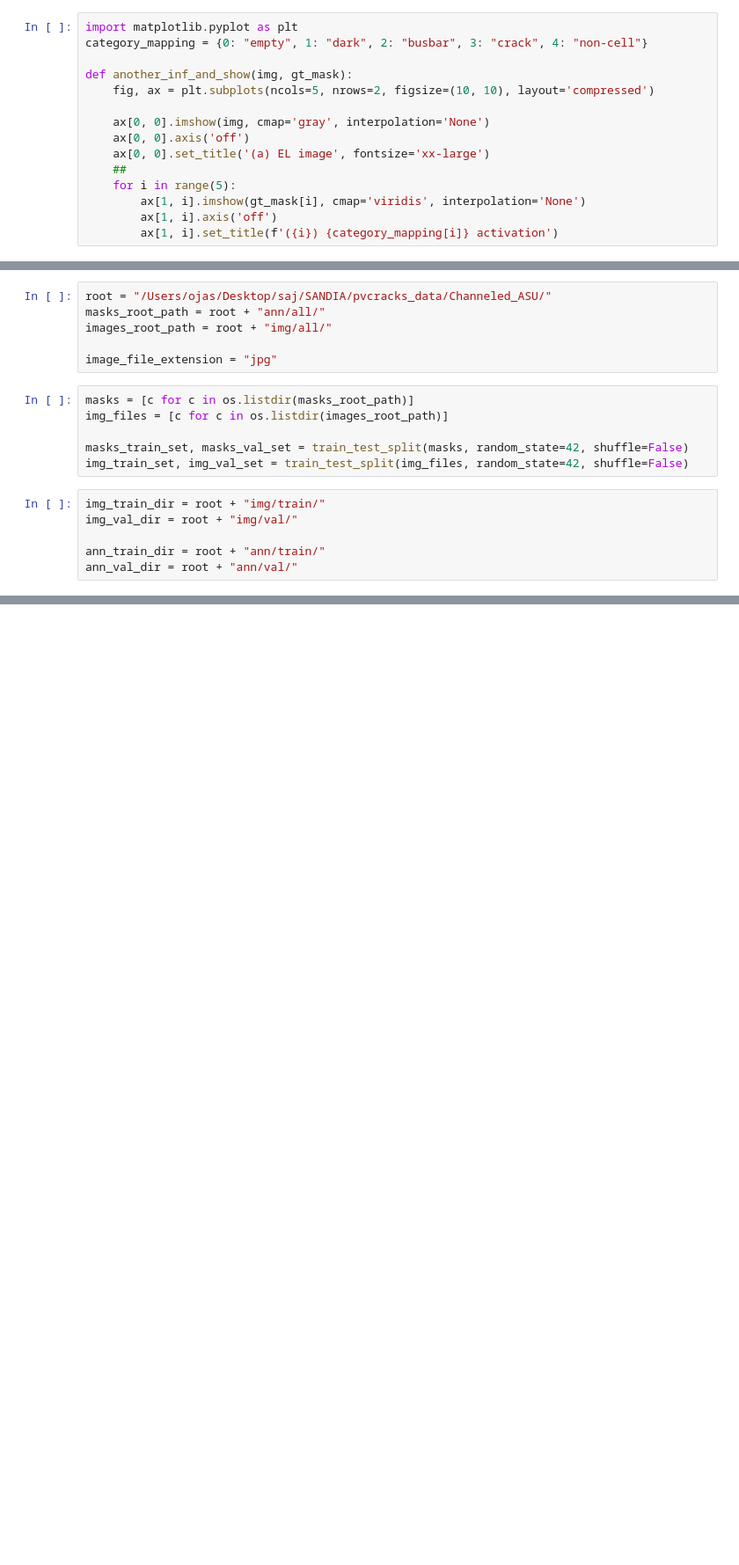
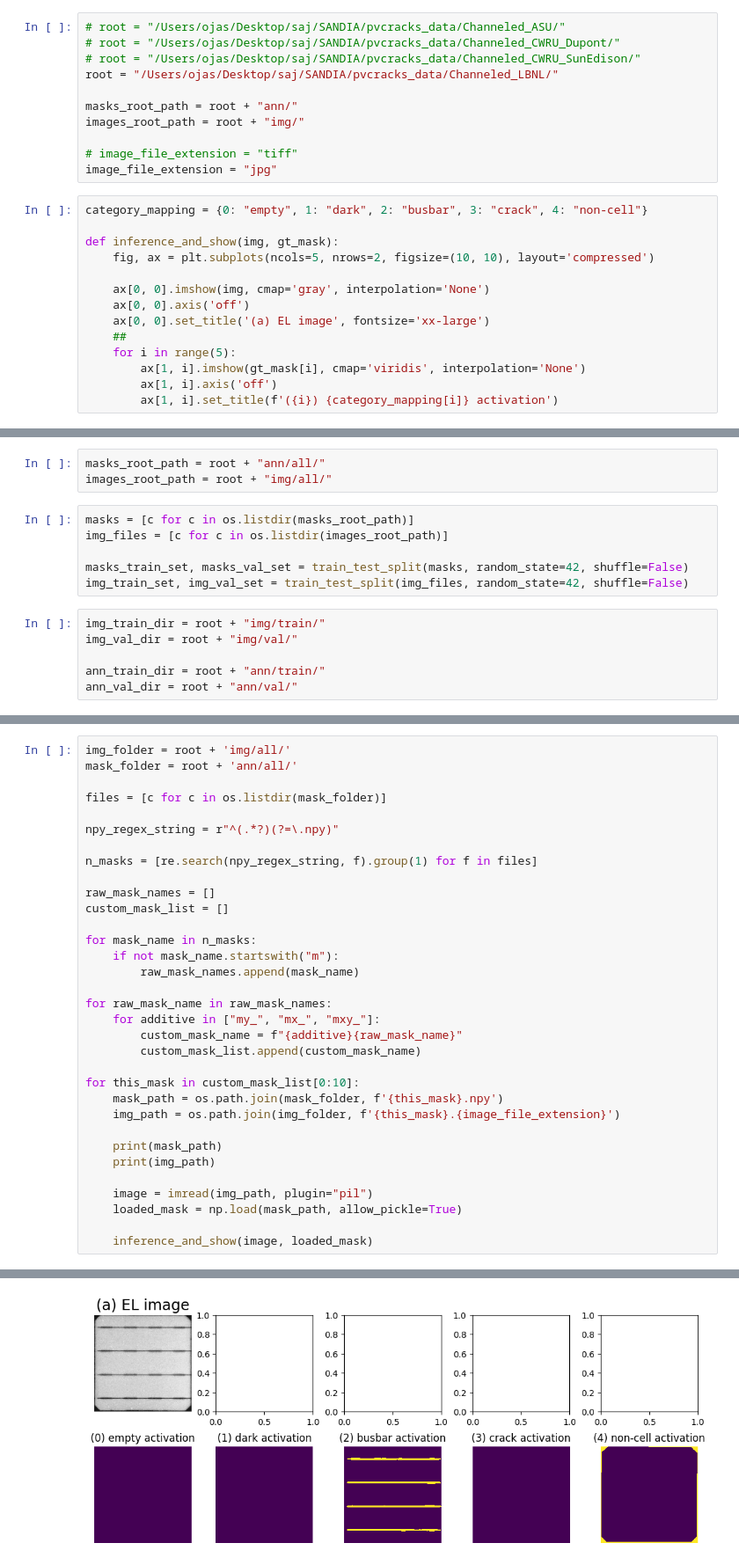
Before and after one commit to sandialabs/pvcracks, a Jupyter notebook: retrain/formatting/ojas_channeled_masks_flip_rotate_mirror_and_split_train_val.ipynb, the cells around one changed output, grey strips where cells are left out. Shown at 88% size. Saved outputs shown, nothing was run; the diff lists cells and outputs as text; blank space fills up the shorter version.

Commit message:
cleaned code, high quality channeled models

```diff
--- a/retrain/formatting/ojas_channeled_masks_flip_rotate_mirror_and_split_train_val.ipynb
+++ b/retrain/formatting/ojas_channeled_masks_flip_rotate_mirror_and_split_train_val.ipynb
@@ -66,8 +10,18 @@ for img_name in [c for c in os.listdir(image_load_path)]:
+# %%
+# root = "/Users/ojas/Desktop/saj/SANDIA/pvcracks_data/Channeled_ASU/"
+# root = "/Users/ojas/Desktop/saj/SANDIA/pvcracks_data/Channeled_CWRU_Dupont/"
+# root = "/Users/ojas/Desktop/saj/SANDIA/pvcracks_data/Channeled_CWRU_SunEdison/"
+root = "/Users/ojas/Desktop/saj/SANDIA/pvcracks_data/Channeled_LBNL/"
+
+masks_root_path = root + "ann/"
+images_root_path = root + "img/"
+
+# image_file_extension = "tiff"
+image_file_extension = "jpg"
 # %%
-import matplotlib.pyplot as plt
 category_mapping = {0: "empty", 1: "dark", 2: "busbar", 3: "crack", 4: "non-cell"}
 
-def another_inf_and_show(img, gt_mask):
+def inference_and_show(img, gt_mask):
     fig, ax = plt.subplots(ncols=5, nrows=2, figsize=(10, 10), layout='compressed')
 
     ax[0, 0].imshow(img, cmap='gray', interpolation='None')
@@ -188,9 +106,6 @@ from sklearn.model_selection import train_test_split
 # %%
-root = "/Users/ojas/Desktop/saj/SANDIA/pvcracks_data/Channeled_ASU/"
 masks_root_path = root + "ann/all/"
 images_root_path = root + "img/all/"
-
-image_file_extension = "jpg"
 # %%
 masks = [c for c in os.listdir(masks_root_path)]
 img_files = [c for c in os.listdir(images_root_path)]
@@ -242,0 +143,34 @@ for mask in masks_val_set:
+# %%
+img_folder = root + 'img/all/'
+mask_folder = root + 'ann/all/'
+
+files = [c for c in os.listdir(mask_folder)]
+
+npy_regex_string = r"^(.*?)(?=\.npy)"
+
+n_masks = [re.search(npy_regex_string, f).group(1) for f in files]
+
+raw_mask_names = []
+custom_mask_list = []
+
+for mask_name in n_masks:
+    if not mask_name.startswith("m"):
+        raw_mask_names.append(mask_name)
+
+for raw_mask_name in raw_mask_names:
+    for additive in ["my_", "mx_", "mxy_"]:
+        custom_mask_name = f"{additive}{raw_mask_name}"
+        custom_mask_list.append(custom_mask_name)
+
+for this_mask in custom_mask_list[0:10]:
+    mask_path = os.path.join(mask_folder, f'{this_mask}.npy')
+    img_path = os.path.join(img_folder, f'{this_mask}.{image_file_extension}')
+
+    print(mask_path)
+    print(img_path)
+
+    image = imread(img_path, plugin="pil")
+    loaded_mask = np.load(mask_path, allow_pickle=True)
+
+    inference_and_show(image, loaded_mask)
+# %% [output]
@@ -242,0 +197 @@ for mask in masks_val_set:
+[figure, added]
```
Also changed, not shown: parts of 17 cells of this notebook, 5 other files.
